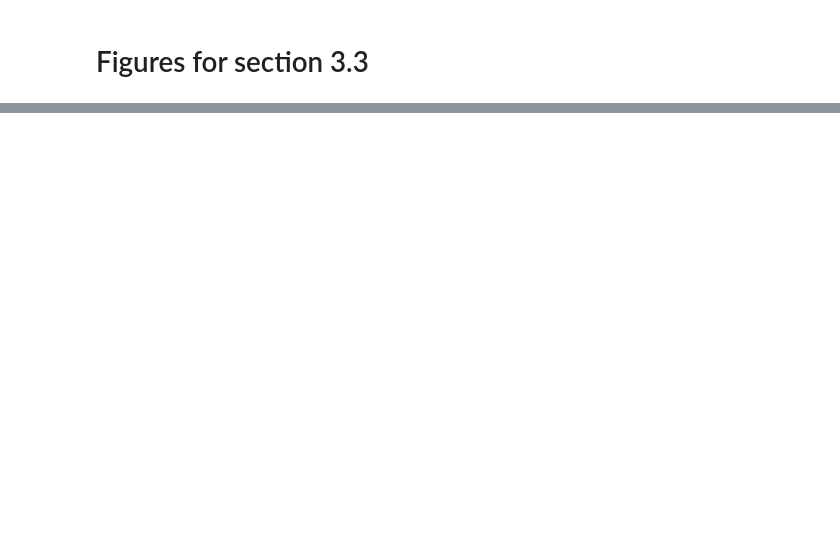
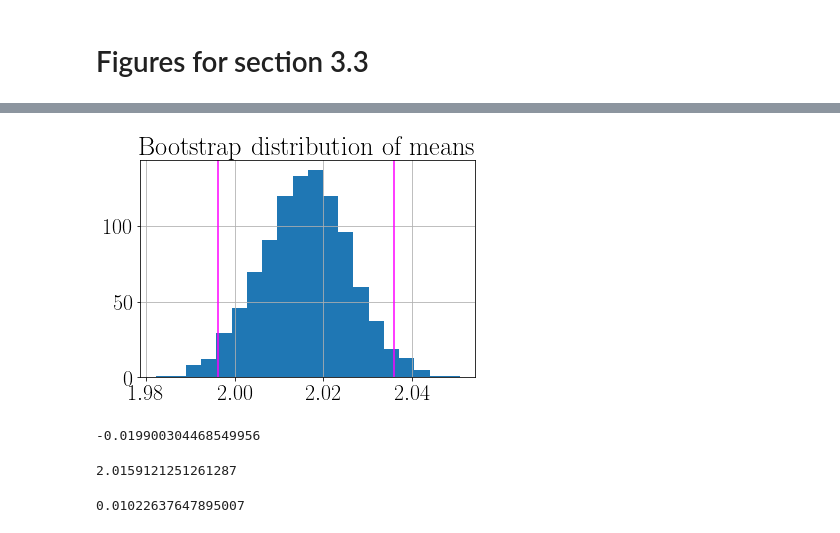
Before and after one commit to akoziy98/Interactive_Tutorial_SPAD, a Jupyter notebook: modules/figures_creation/3_3_figures.ipynb, the cells around one changed output, grey strips where cells are left out. Cells and saved outputs as stored; diff of their text form; code cells hidden in the pictures; blank space fills up the shorter version.

```diff
--- a/modules/figures_creation/3_3_figures.ipynb
+++ b/modules/figures_creation/3_3_figures.ipynb
@@ -112,0 +119,22 @@ print(np.std(mean_bootstrap_list))
+# %%
+plt.hist(mean_bootstrap_list, bins=20)
+plt.axvline(q_left, color="magenta")
+plt.axvline(q_right, color="magenta")
+plt.grid(True)
+plt.title("Bootstrap distribution of means")
+#plt.savefig("3_3_exp_bootstrap_distribution_quantiles.png", dpi=300, bbox_inches='tight', transparent=True)
+plt.show()
+# %% [output]
+[figure, added]
+# %%
+q_left - np.mean(mean_bootstrap_list)
+# %% [output]
+-0.019900304468549956
+# %%
+np.mean(exp_numbers)
+# %% [output]
+2.0159121251261287
+# %%
+np.std(exp_numbers) / 100
+# %% [output]
+0.01022637647895007
```
Also changed, not shown: parts of 18 cells of this notebook, 9 other files.
